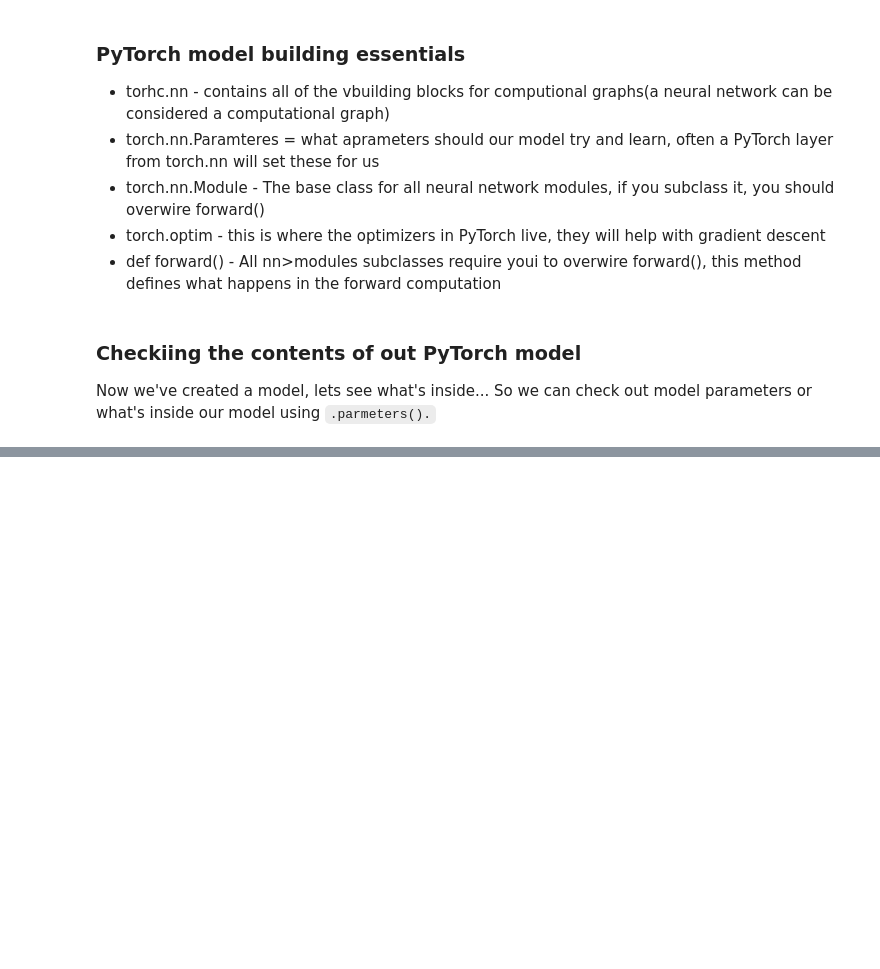
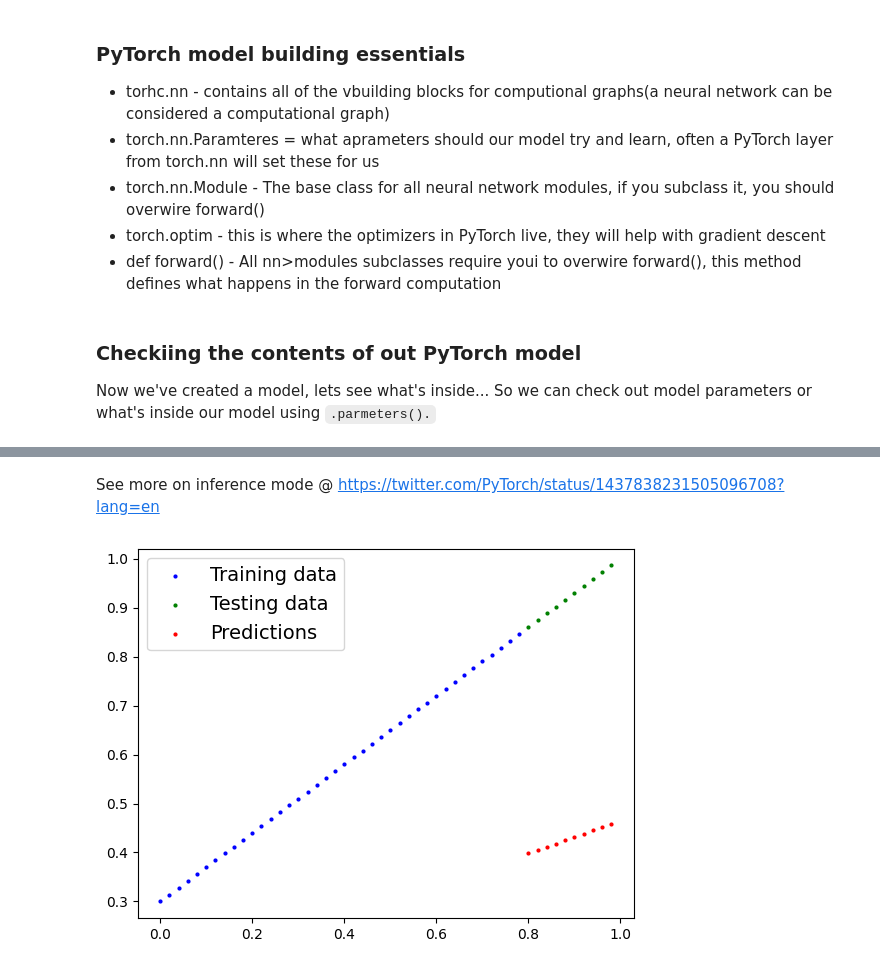
Before and after one commit to brandhawa99/pytorchTest, a Jupyter notebook: 01PyTorch_Workflow_Fundamentals.ipynb, the cells around one changed output, grey strips where cells are left out. Drawn from its saved outputs; the diff is of its cells as text; code cells hidden in the pictures; blank space fills up the shorter version.

```diff
--- a/01PyTorch_Workflow_Fundamentals.ipynb
+++ b/01PyTorch_Workflow_Fundamentals.ipynb
@@ -186,0 +195,6 @@ OrderedDict([('weights', tensor([-0.0499])), ('bias', tensor([0.5263]))])
+# %%
+# Make predictions with model
+with torch.inference_mode(): # With inference mode PyTorch keeps track  of less data (BTS)
+  y_preds = model_0(X_test);
+
+y_preds
@@ -186,0 +212,7 @@ OrderedDict([('weights', tensor([-0.0499])), ('bias', tensor([0.5263]))])
+# %% [markdown]
+See more on inference mode @ https://twitter.com/PyTorch/status/1437838231505096708?lang=en
+# %%
+
+plot_predictions(predictions=y_preds)
+# %% [output]
+[figure, added]
```
Also changed, not shown: parts of 8 cells of this notebook.
